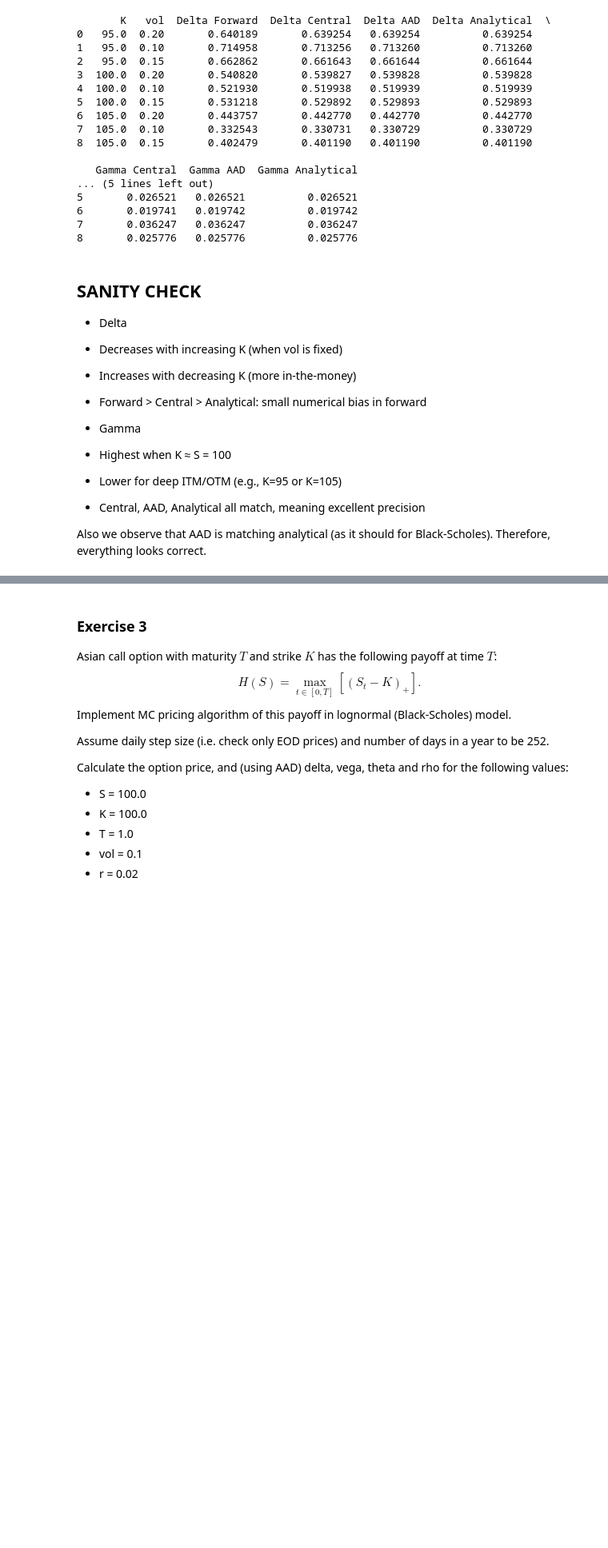
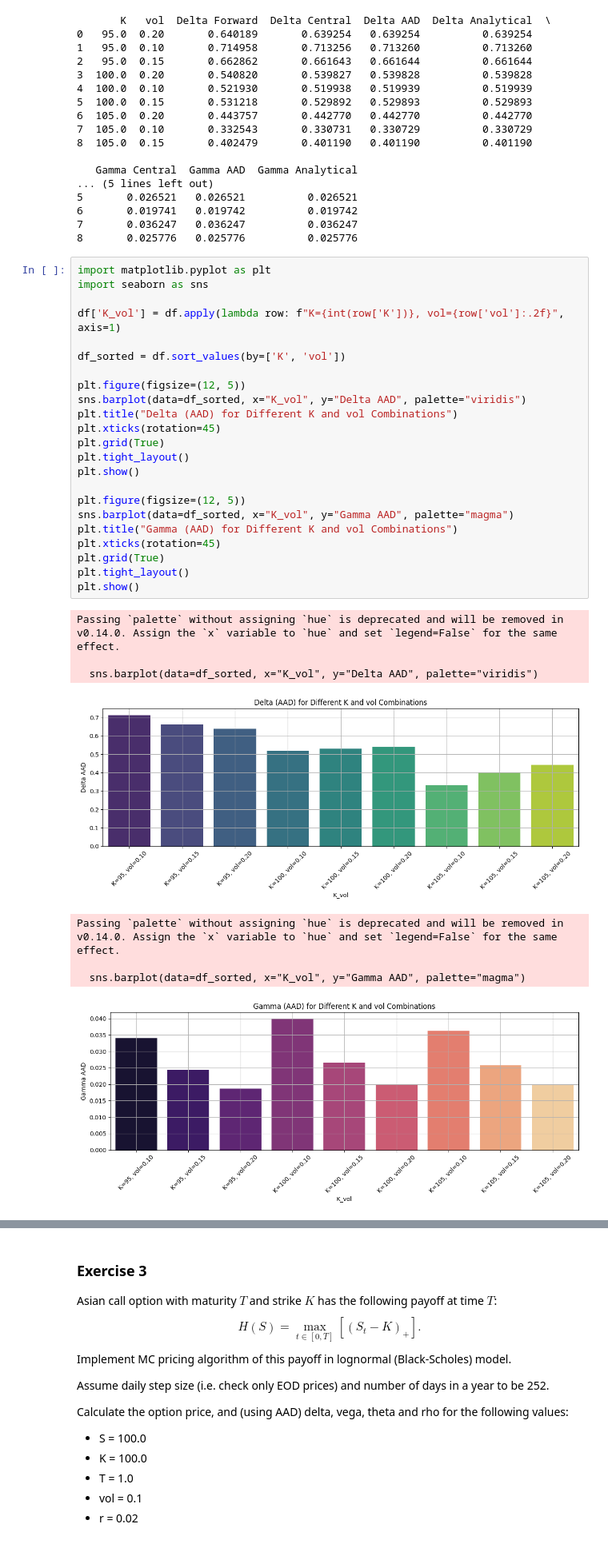
Before and after one commit to glorivaas/Risk_Measures, a Jupyter notebook: lab7.ipynb, the cells around one changed output, grey strips where cells are left out. Shown: that part at 80% size. Saved outputs shown, nothing was run; the diff lists cells and outputs as text; blank space fills up the shorter version.

```diff
--- a/lab7.ipynb
+++ b/lab7.ipynb
@@ -185,21 +185,35 @@ print(df)
 6       0.019741   0.019742          0.019742
 7       0.036247   0.036247          0.036247
 8       0.025776   0.025776          0.025776
-# %% [markdown]
-## **SANITY CHECK**
-- Delta
- - Decreases with increasing K (when vol is fixed)
-
- - Increases with decreasing K (more in-the-money)
-
- - Forward > Central > Analytical: small numerical bias in forward
-
-- Gamma
- - Highest when K ≈ S = 100
-
- - Lower for deep ITM/OTM (e.g., K=95 or K=105)
-
- - Central, AAD, Analytical all match, meaning excellent precision
-
- Also we observe that AAD is matching analytical (as it should for Black-Scholes).
- Therefore, everything looks correct.
+# %%
+import matplotlib.pyplot as plt
+import seaborn as sns
+
+df['K_vol'] = df.apply(lambda row: f"K={int(row['K'])}, vol={row['vol']:.2f}", axis=1)
+
+df_sorted = df.sort_values(by=['K', 'vol'])
+
+plt.figure(figsize=(12, 5))
+sns.barplot(data=df_sorted, x="K_vol", y="Delta AAD", palette="viridis")
+plt.title("Delta (AAD) for Different K and vol Combinations")
+plt.xticks(rotation=45)
+plt.grid(True)
+plt.tight_layout()
+plt.show()
+
+plt.figure(figsize=(12, 5))
+sns.barplot(data=df_sorted, x="K_vol", y="Gamma AAD", palette="magma")
+plt.title("Gamma (AAD) for Different K and vol Combinations")
+plt.xticks(rotation=45)
+plt.grid(True)
+plt.tight_layout()
+plt.show()
+# %% [output]
+Passing `palette` without assigning `hue` is deprecated and will be removed in v0.14.0. Assign the `x` variable to `hue` and set `legend=False` for the same effect.
+
+  sns.barplot(data=df_sorted, x="K_vol", y="Delta AAD", palette="viridis")
+[figure, added]
+Passing `palette` without assigning `hue` is deprecated and will be removed in v0.14.0. Assign the `x` variable to `hue` and set `legend=False` for the same effect.
+
+  sns.barplot(data=df_sorted, x="K_vol", y="Gamma AAD", palette="magma")
+[figure, added]
```
Also changed, not shown: parts of 4 cells of this notebook.
